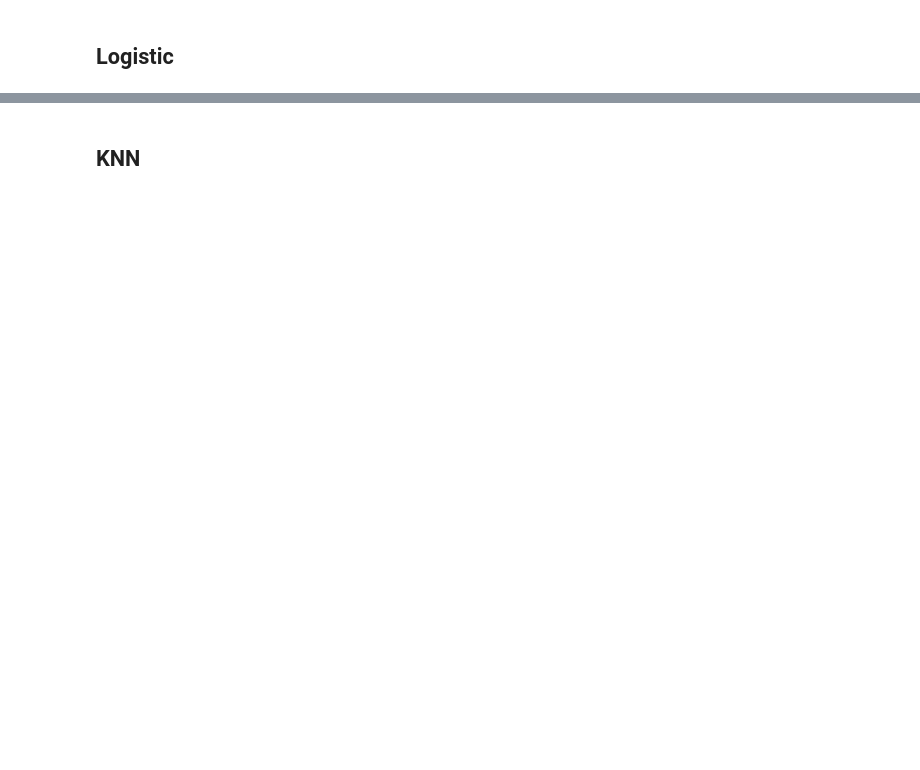
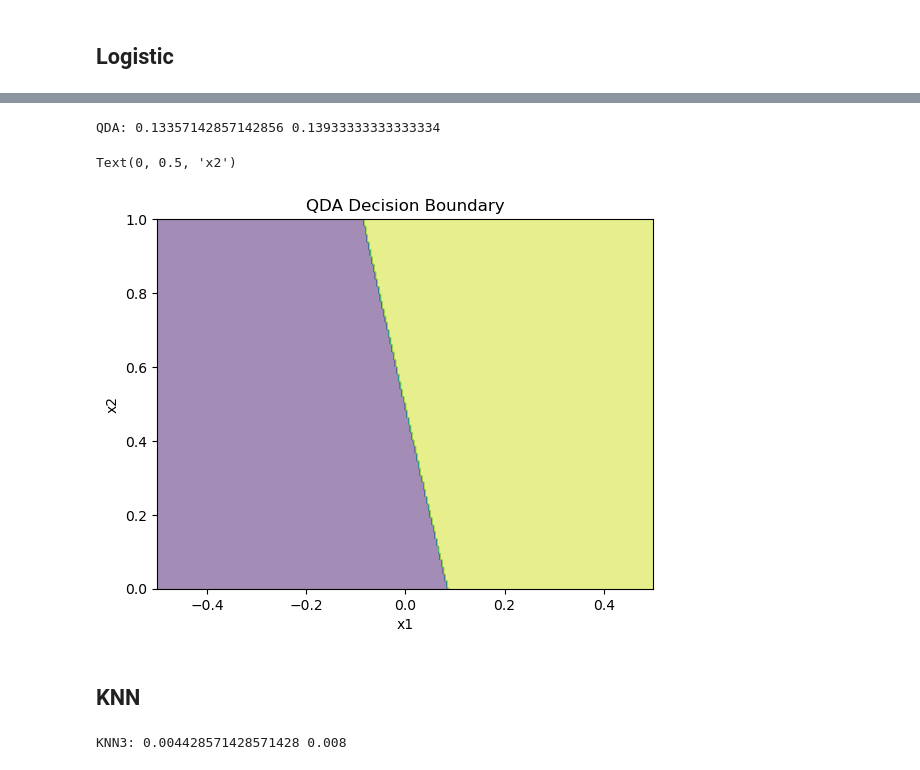
Before and after one commit to gideonsimpson/Math_318_2026, a Jupyter notebook: lectures/Feb18lecture.ipynb, the cells around one changed output, grey strips where cells are left out. Cells and saved outputs as stored; diff of their text form; code cells hidden in the pictures; blank space fills up the shorter version.

```diff
--- a/lectures/Feb18lecture.ipynb
+++ b/lectures/Feb18lecture.ipynb
@@ -143,2 +228,44 @@ ax.legend()
+# %%
+qda = QDA()
+qda.fit(X_train, train_df['class'])
+
+pred_train_qda = qda.predict(X_train)
+pred_test_qda = qda.predict(X_test)
+
+print('QDA:', np.mean(pred_train_qda != train_df['class']), np.mean(pred_test_qda != test_df['class']))
+# %% [output]
+QDA: 0.13357142857142856 0.13933333333333334
+# %%
+x1_min, x1_max = -0.5, 0.5
+x2_min, x2_max = 0.0, 1.0
+xx1, xx2 = np.meshgrid(
+    np.linspace(x1_min, x1_max, 300),
+    np.linspace(x2_min, x2_max, 300),
+)
+grid = pd.DataFrame({"x1": xx1.ravel(), "x2": xx2.ravel()})
+X_grid = design.transform(grid)
+
+pred_qda = qda.predict(X_grid).reshape(xx1.shape)
+
+fig, axes = plt.subplots()
+
+axes.contourf(xx1, xx2, pred_qda, alpha=0.5, cmap="viridis")
+# axes.scatter(df["x1"], df["x2"], c=df["class"], s=5, alpha=0.6, cmap="viridis")
+axes.set_title("QDA Decision Boundary")
+axes.set_xlabel("x1")
+axes.set_ylabel("x2")
+# %% [output]
+Text(0, 0.5, 'x2')
+[figure, added]
 # %% [markdown]
 ## KNN
+# %%
+knn3 = KNeighborsClassifier(n_neighbors=3)
+knn3.fit(X_train, train_df['class'])
+
+pred_train_knn3 = knn3.predict(X_train)
+pred_test_knn3 = knn3.predict(X_test)
+
+print('KNN3:', np.mean(pred_train_knn3 != train_df['class']), np.mean(pred_test_knn3 != test_df['class']))
+# %% [output]
+KNN3: 0.004428571428571428 0.008
```
Also changed, not shown: parts of 29 cells of this notebook, 3 other files.
